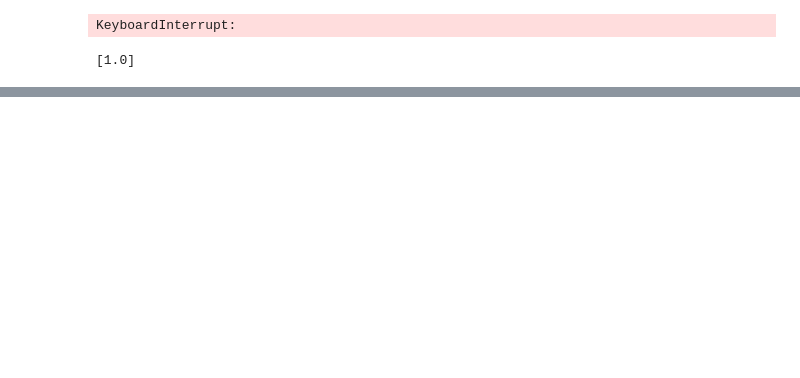
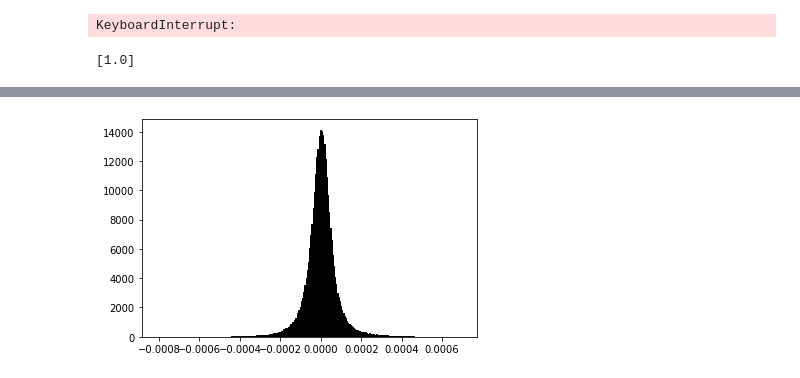
Before and after one commit to calvinsuzuki/SCC0276-Machine-Learning, a Jupyter notebook: cnn_classification.ipynb, the cells around one changed output, grey strips where cells are left out. Cells and saved outputs as stored; diff of their text form; code cells hidden in the pictures; blank space fills up the shorter version.

```diff
--- a/cnn_classification.ipynb
+++ b/cnn_classification.ipynb
@@ -264,0 +252,5 @@ def specificity_loss_wrapper():
+# %%
+plt.hist(x_train[ind[0]].ravel(), bins=256, fc='k', ec='k')
+plt.show()
+# %% [output]
+[figure, added]
```
Also changed, not shown: parts of 9 cells of this notebook, 1 other file.
